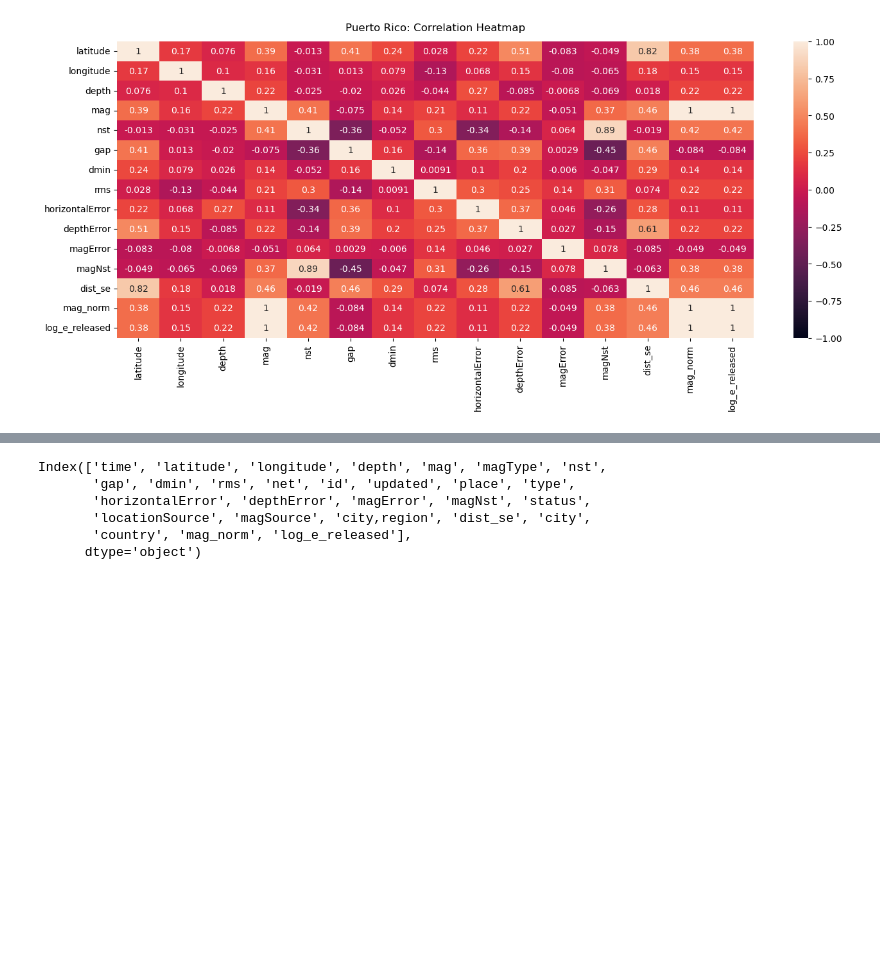
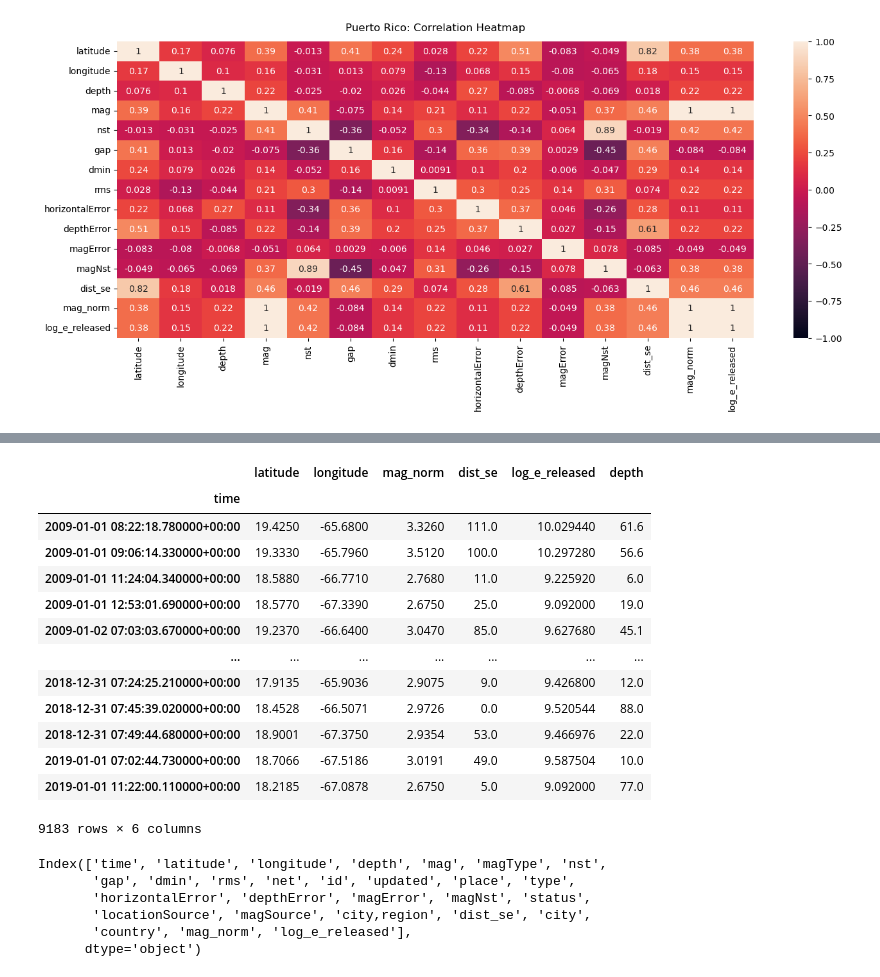
Before and after one commit to rootsnquery/ML-Climate-Project-Template-Fall2022, a Jupyter notebook: src/models.ipynb, the cells around one changed output, grey strips where cells are left out. Saved outputs shown, nothing was run; the diff lists cells and outputs as text; code cells hidden in the pictures; blank space fills up the shorter version.

```diff
--- a/src/models.ipynb
+++ b/src/models.ipynb
@@ -94,3 +116,23 @@ plt.show()
+# %%
+# make sure data is sorted by time component
+final_df = final_df.set_index('time')
+final_df = final_df.sort_index(ascending=True)
+final_df
+# %% [output]
+|  | latitude | longitude | mag_norm | dist_se | log_e_released | depth |
+| time |  |  |  |  |  |  |
+| 2009-01-01 08:22:18.780000+00:00 | 19.4250 | -65.6800 | 3.3260 | 111.0 | 10.029440 | 61.6 |
+| 2009-01-01 09:06:14.330000+00:00 | 19.3330 | -65.7960 | 3.5120 | 100.0 | 10.297280 | 56.6 |
+| 2009-01-01 11:24:04.340000+00:00 | 18.5880 | -66.7710 | 2.7680 | 11.0 | 9.225920 | 6.0 |
+| 2009-01-01 12:53:01.690000+00:00 | 18.5770 | -67.3390 | 2.6750 | 25.0 | 9.092000 | 19.0 |
+| 2009-01-02 07:03:03.670000+00:00 | 19.2370 | -66.6400 | 3.0470 | 85.0 | 9.627680 | 45.1 |
+| ... | ... | ... | ... | ... | ... | ... |
+| 2018-12-31 07:24:25.210000+00:00 | 17.9135 | -65.9036 | 2.9075 | 9.0 | 9.426800 | 12.0 |
+| 2018-12-31 07:45:39.020000+00:00 | 18.4528 | -66.5071 | 2.9726 | 0.0 | 9.520544 | 88.0 |
+| 2018-12-31 07:49:44.680000+00:00 | 18.9001 | -67.3750 | 2.9354 | 53.0 | 9.466976 | 22.0 |
+| 2019-01-01 07:02:44.730000+00:00 | 18.7066 | -67.5186 | 3.0191 | 49.0 | 9.587504 | 10.0 |
+| 2019-01-01 11:22:00.110000+00:00 | 18.2185 | -67.0878 | 2.6750 | 5.0 | 9.092000 | 77.0 |
+9183 rows × 6 columns
 # %%
 mod_pr.columns
 # %% [output]
```
Also changed, not shown: parts of 21 cells of this notebook.
